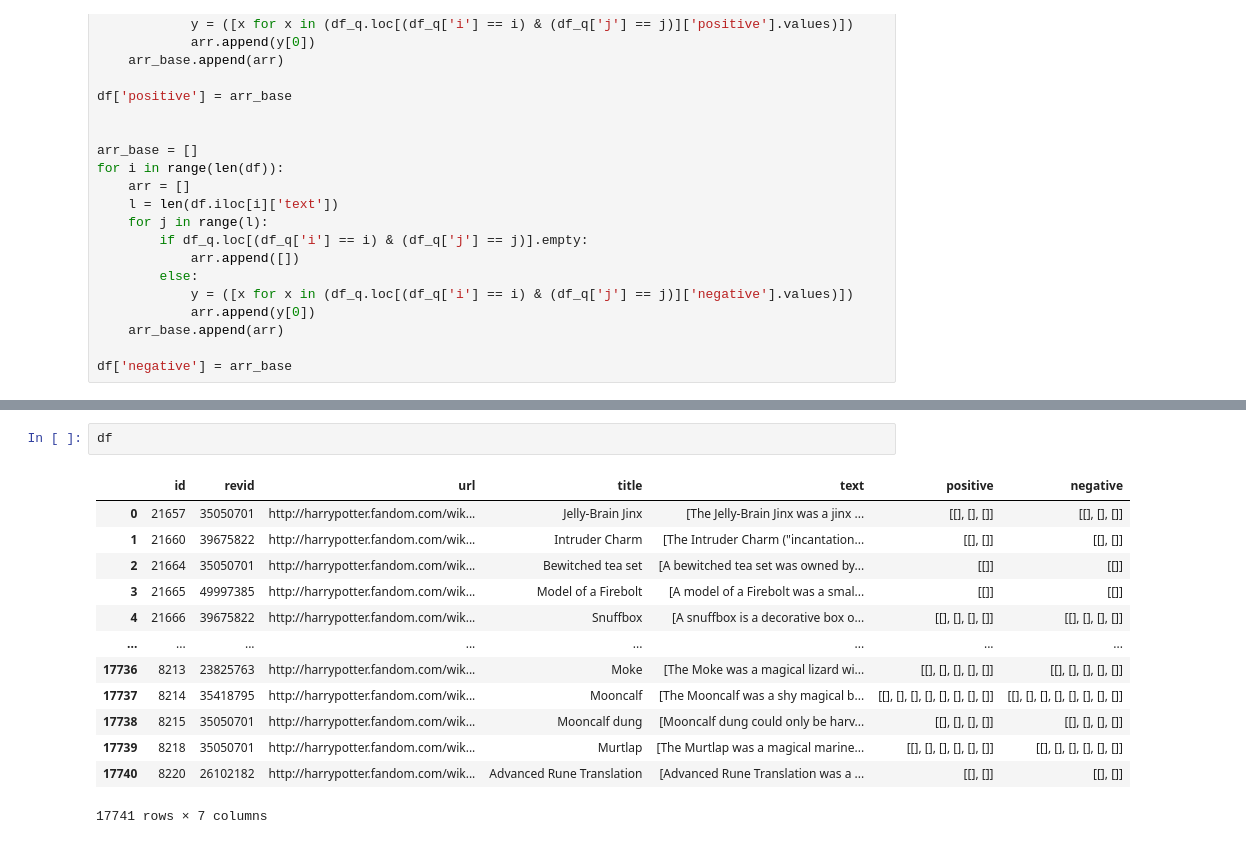
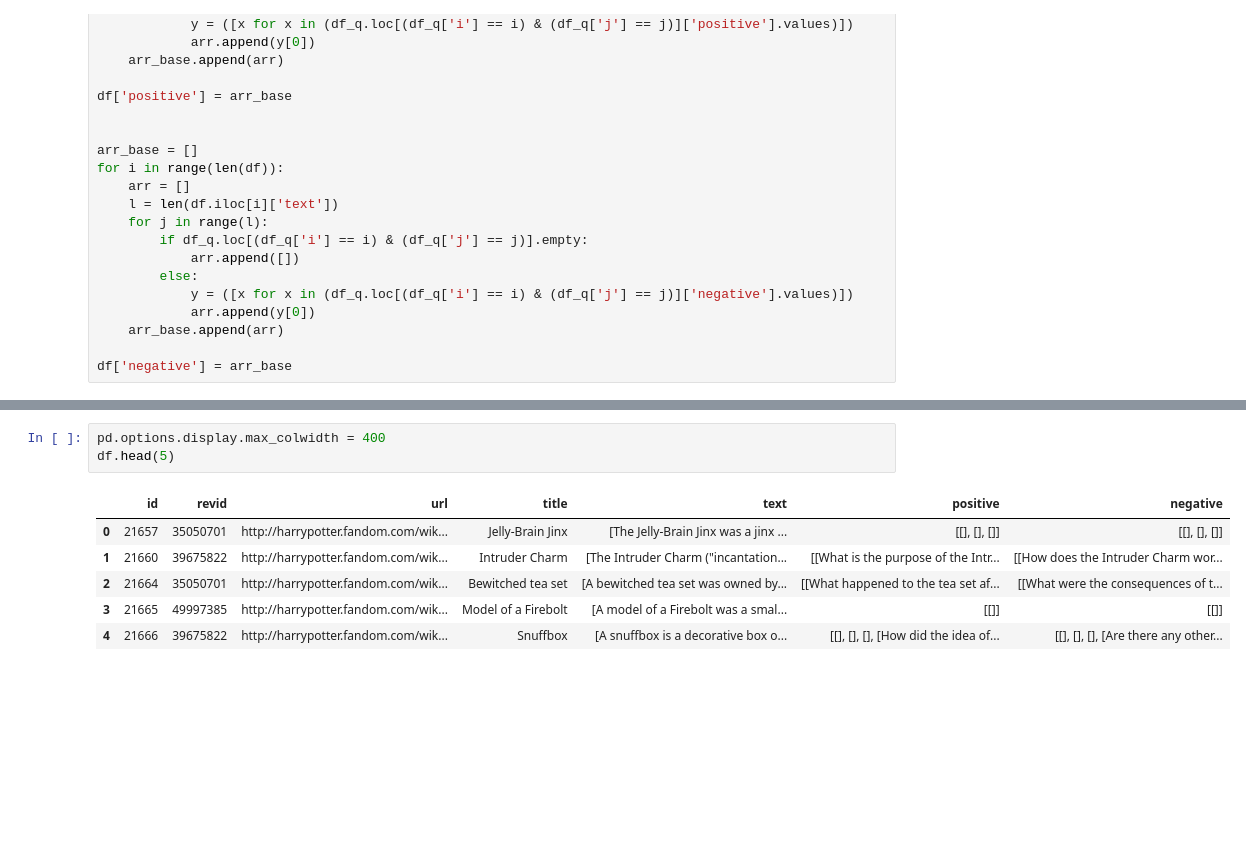
Before and after one commit to akutzer/semantic-retrieval, a Jupyter notebook: retrieval/preprocessing/process_threaded_question_gen.ipynb, the cells around one changed output, grey strips where cells are left out. Cells and saved outputs as stored; diff of their text form; blank space fills up the shorter version.

```diff
--- a/retrieval/preprocessing/process_threaded_question_gen.ipynb
+++ b/retrieval/preprocessing/process_threaded_question_gen.ipynb
@@ -112,16 +111,10 @@ print(df.iloc[8]['positive'])
-# %%
-df
-# %% [output]
-|  | id | revid | url | title | text | positive | negative |
-| 0 | 21657 | 35050701 | http://harrypotter.fandom.com/wik... | Jelly-Brain Jinx | [The Jelly-Brain Jinx was a jinx ... | [[], [], []] | [[], [], []] |
-| 1 | 21660 | 39675822 | http://harrypotter.fandom.com/wik... | Intruder Charm | [The Intruder Charm ("incantation... | [[], []] | [[], []] |
-| 2 | 21664 | 35050701 | http://harrypotter.fandom.com/wik... | Bewitched tea set | [A bewitched tea set was owned by... | [[]] | [[]] |
-| 3 | 21665 | 49997385 | http://harrypotter.fandom.com/wik... | Model of a Firebolt | [A model of a Firebolt was a smal... | [[]] | [[]] |
-| 4 | 21666 | 39675822 | http://harrypotter.fandom.com/wik... | Snuffbox | [A snuffbox is a decorative box o... | [[], [], [], []] | [[], [], [], []] |
-| ... | ... | ... | ... | ... | ... | ... | ... |
-| 17736 | 8213 | 23825763 | http://harrypotter.fandom.com/wik... | Moke | [The Moke was a magical lizard wi... | [[], [], [], [], []] | [[], [], [], [], []] |
-| 17737 | 8214 | 35418795 | http://harrypotter.fandom.com/wik... | Mooncalf | [The Mooncalf was a shy magical b... | [[], [], [], [], [], [], [], []] | [[], [], [], [], [], [], [], []] |
-| 17738 | 8215 | 35050701 | http://harrypotter.fandom.com/wik... | Mooncalf dung | [Mooncalf dung could only be harv... | [[], [], [], []] | [[], [], [], []] |
-| 17739 | 8218 | 35050701 | http://harrypotter.fandom.com/wik... | Murtlap | [The Murtlap was a magical marine... | [[], [], [], [], [], []] | [[], [], [], [], [], []] |
-| 17740 | 8220 | 26102182 | http://harrypotter.fandom.com/wik... | Advanced Rune Translation | [Advanced Rune Translation was a ... | [[], []] | [[], []] |
-17741 rows × 7 columns
+# %%
+pd.options.display.max_colwidth = 400
+df.head(5)
+# %% [output]
+|  | id | revid | url | title | text | positive | negative |
+| 0 | 21657 | 35050701 | http://harrypotter.fandom.com/wik... | Jelly-Brain Jinx | [The Jelly-Brain Jinx was a jinx ... | [[], [], []] | [[], [], []] |
+| 1 | 21660 | 39675822 | http://harrypotter.fandom.com/wik... | Intruder Charm | [The Intruder Charm ("incantation... | [[What is the purpose of the Intr... | [[How does the Intruder Charm wor... |
+| 2 | 21664 | 35050701 | http://harrypotter.fandom.com/wik... | Bewitched tea set | [A bewitched tea set was owned by... | [[What happened to the tea set af... | [[What were the consequences of t... |
+| 3 | 21665 | 49997385 | http://harrypotter.fandom.com/wik... | Model of a Firebolt | [A model of a Firebolt was a smal... | [[]] | [[]] |
+| 4 | 21666 | 39675822 | http://harrypotter.fandom.com/wik... | Snuffbox | [A snuffbox is a decorative box o... | [[], [], [], [How did the idea of... | [[], [], [], [Are there any other... |
```
Also changed, not shown: parts of 15 cells of this notebook, 2 other files.
